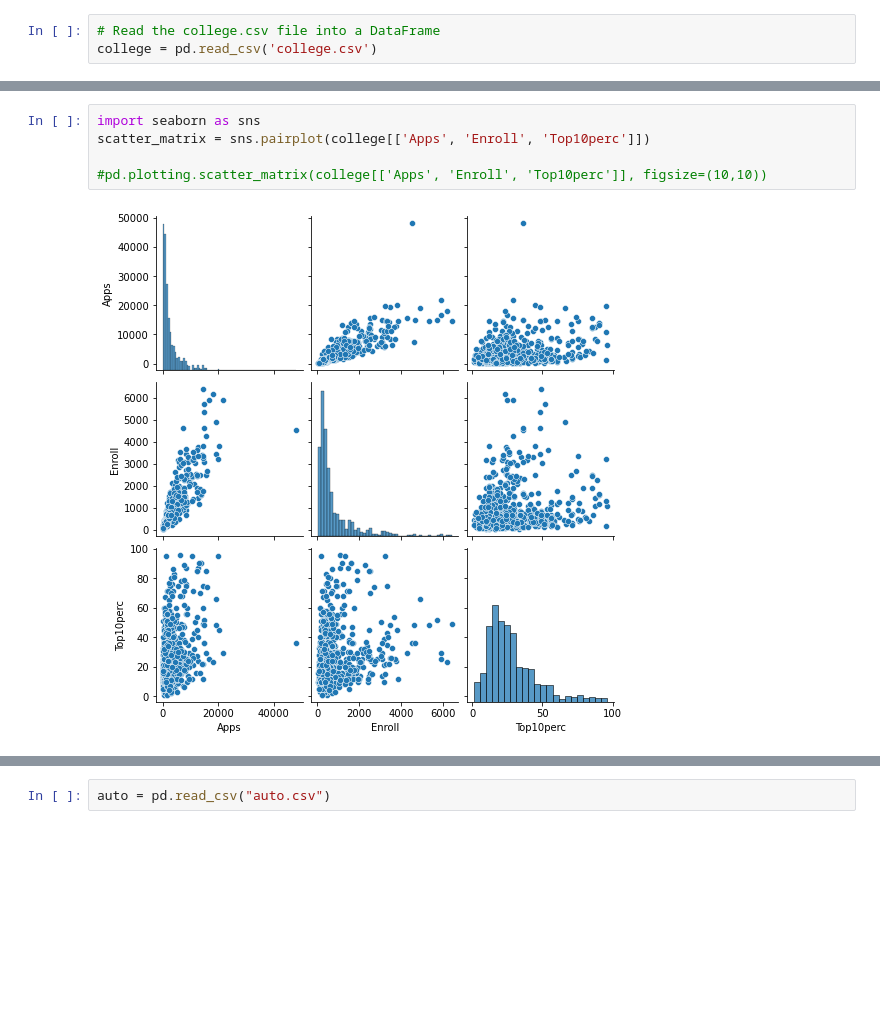
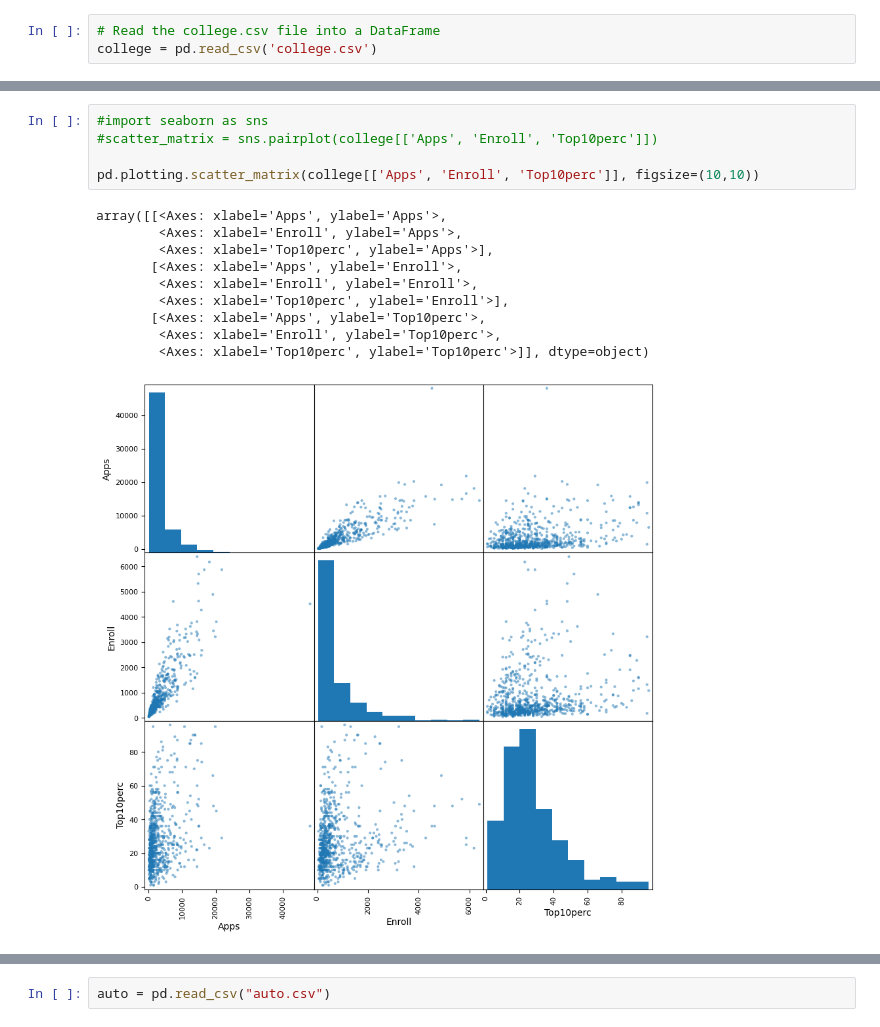
Before and after one commit to moleh13/EC48E, a Jupyter notebook: hw2/EC48E_PS2.ipynb, the cells around one changed output, grey strips where cells are left out. Saved outputs shown, nothing was run; the diff lists cells and outputs as text; blank space fills up the shorter version.

```diff
--- a/hw2/EC48E_PS2.ipynb
+++ b/hw2/EC48E_PS2.ipynb
@@ -30,12 +30,21 @@ college.describe()
 | 75% | 3624.000000 | 2424.000000 | 902.000000 | 35.000000 | 69.000000 | 4005.000000 | 967.000000 | 12925.000000 | 5050.000000 | ... |
 | max | 48094.000000 | 26330.000000 | 6392.000000 | 96.000000 | 100.000000 | 31643.000000 | 21836.000000 | 21700.000000 | 8124.000000 | ... |
 # %%
-import seaborn as sns
-scatter_matrix = sns.pairplot(college[['Apps', 'Enroll', 'Top10perc']])
+#import seaborn as sns
+#scatter_matrix = sns.pairplot(college[['Apps', 'Enroll', 'Top10perc']])
 
-#pd.plotting.scatter_matrix(college[['Apps', 'Enroll', 'Top10perc']], figsize=(10,10))
+pd.plotting.scatter_matrix(college[['Apps', 'Enroll', 'Top10perc']], figsize=(10,10))
 # %% [output]
+array([[<Axes: xlabel='Apps', ylabel='Apps'>,
+        <Axes: xlabel='Enroll', ylabel='Apps'>,
+        <Axes: xlabel='Top10perc', ylabel='Apps'>],
+       [<Axes: xlabel='Apps', ylabel='Enroll'>,
+        <Axes: xlabel='Enroll', ylabel='Enroll'>,
+        <Axes: xlabel='Top10perc', ylabel='Enroll'>],
+       [<Axes: xlabel='Apps', ylabel='Top10perc'>,
+        <Axes: xlabel='Enroll', ylabel='Top10perc'>,
+        <Axes: xlabel='Top10perc', ylabel='Top10perc'>]], dtype=object)
-[figure, old version]
+[figure, new version]
 # %%
 # Creating side-by-side boxplots
 college.boxplot(column='Outstate', by='Private', figsize=(8, 6))
```
Also changed, not shown: parts of 7 cells of this notebook.
